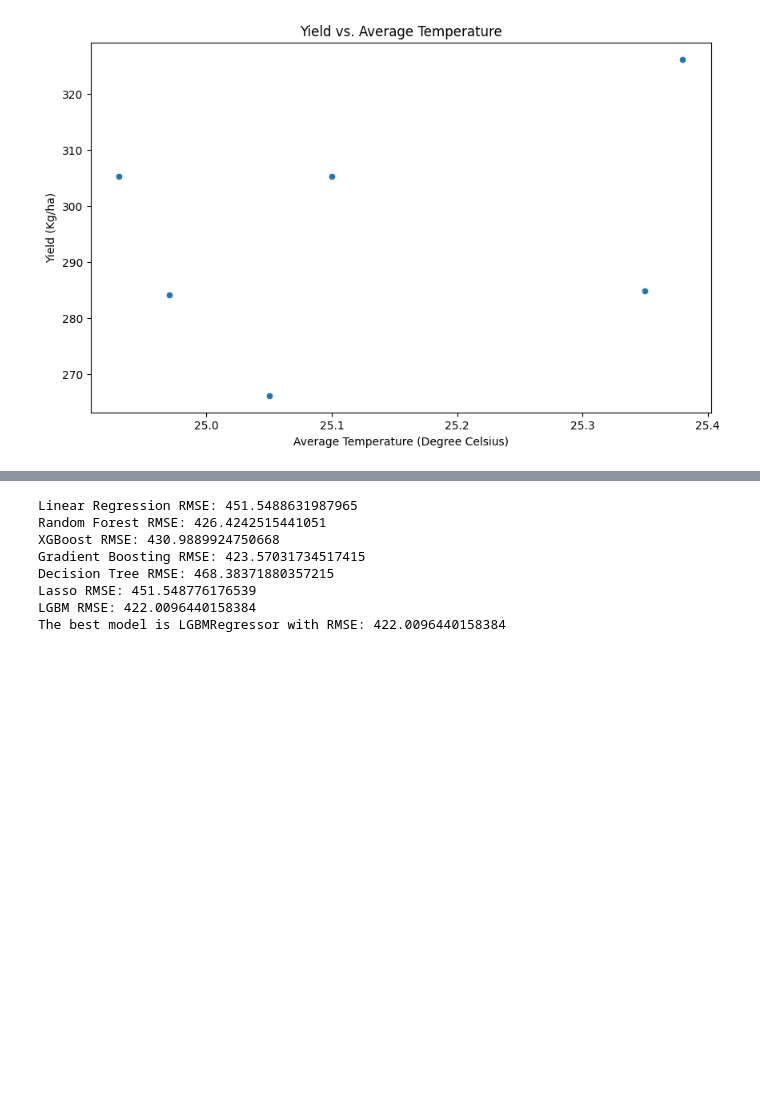
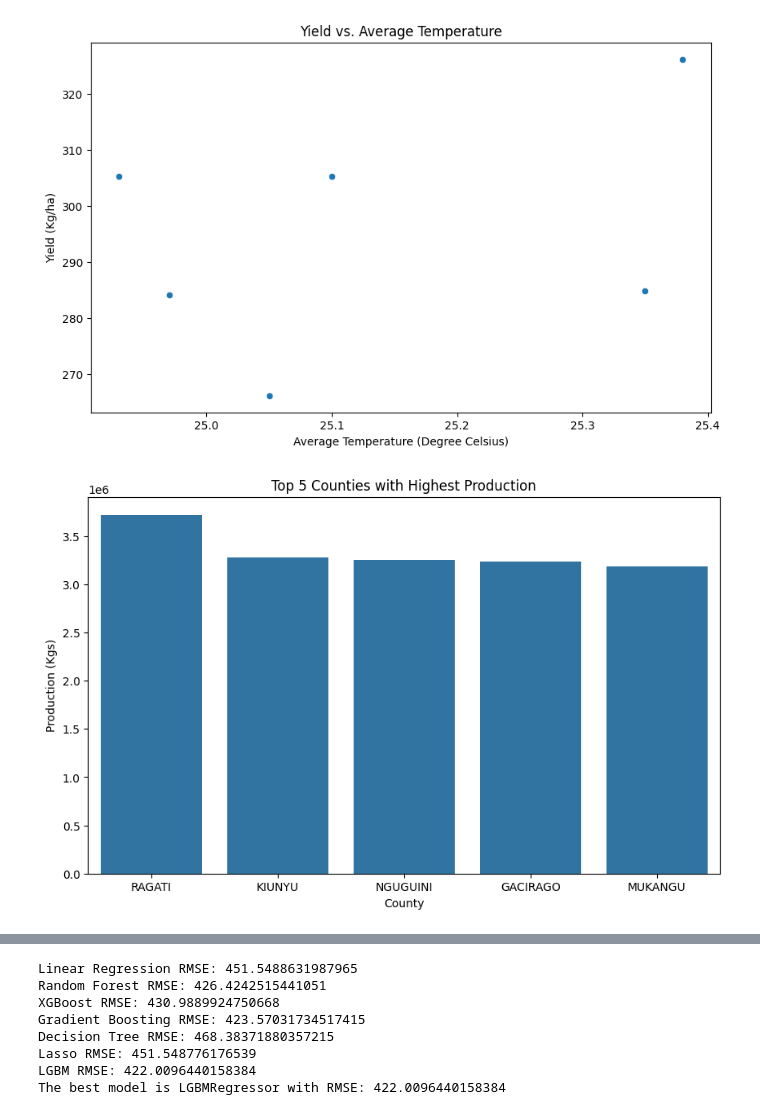
Before and after one commit to Temutev/coffee-prediction-in-kenya, a Jupyter notebook: coffee_project.ipynb, the cells around one changed output, grey strips where cells are left out. Saved outputs shown, nothing was run; the diff lists cells and outputs as text; code cells hidden in the pictures; blank space fills up the shorter version.

```diff
--- a/coffee_project.ipynb
+++ b/coffee_project.ipynb
@@ -139,3 +139,16 @@ plt.ylabel("Yield (Kg/ha)")
 plt.show()
 # %% [output]
 [figure]
+# %%
+#top - 5 counties with the highest production
+top_5_counties = coffee_data.groupby("COUNTY")["PRODUCTION (Kgs)"].sum().sort_values(ascending=False).head(5)
+
+#plot using seaborn
+plt.figure(figsize=(10, 6))
+sns.barplot(x=top_5_counties.index, y=top_5_counties.values)
+plt.title("Top 5 Counties with Highest Production")
+plt.xlabel("County")
+plt.ylabel("Production (Kgs)")
+plt.show()
+# %% [output]
+[figure, added]
```
Also changed, not shown: parts of 7 cells of this notebook, 1 other file.
